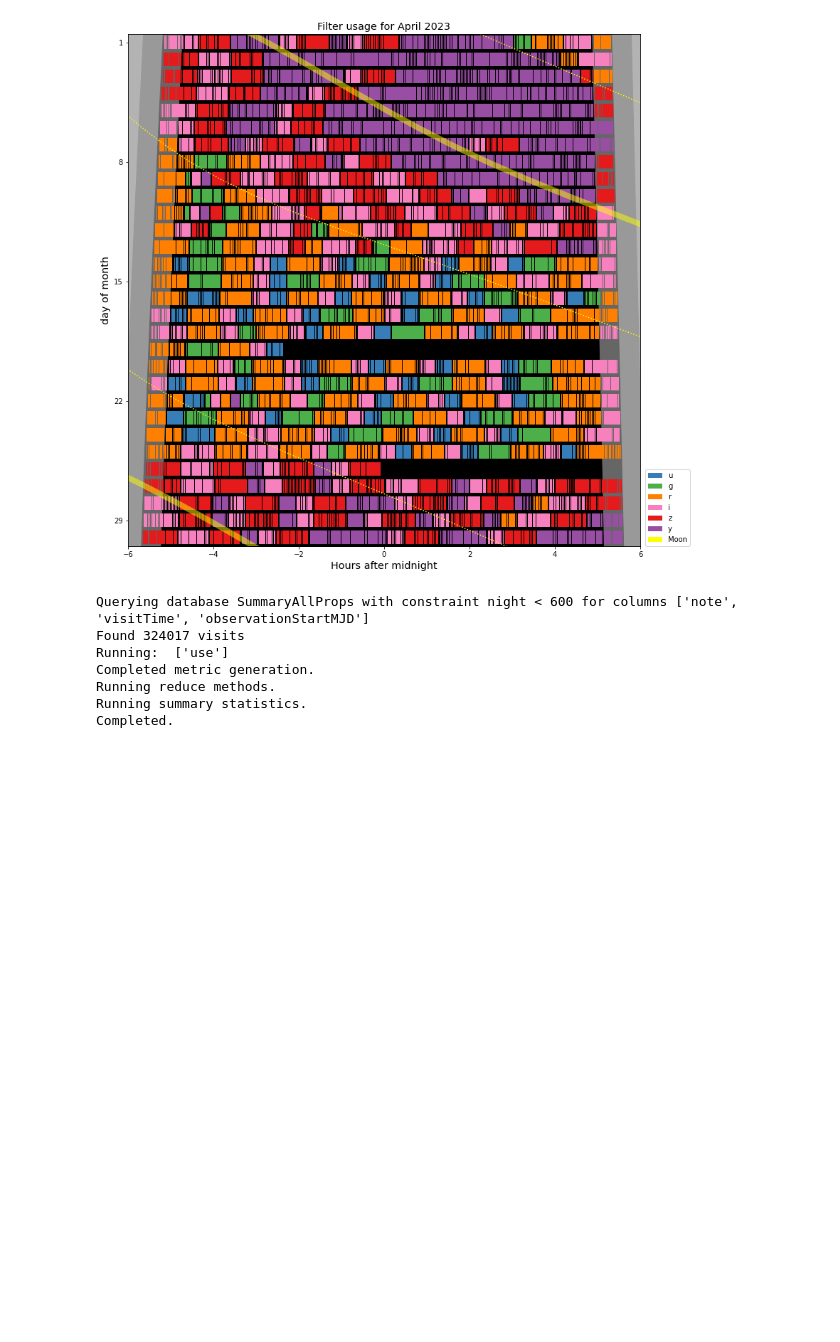
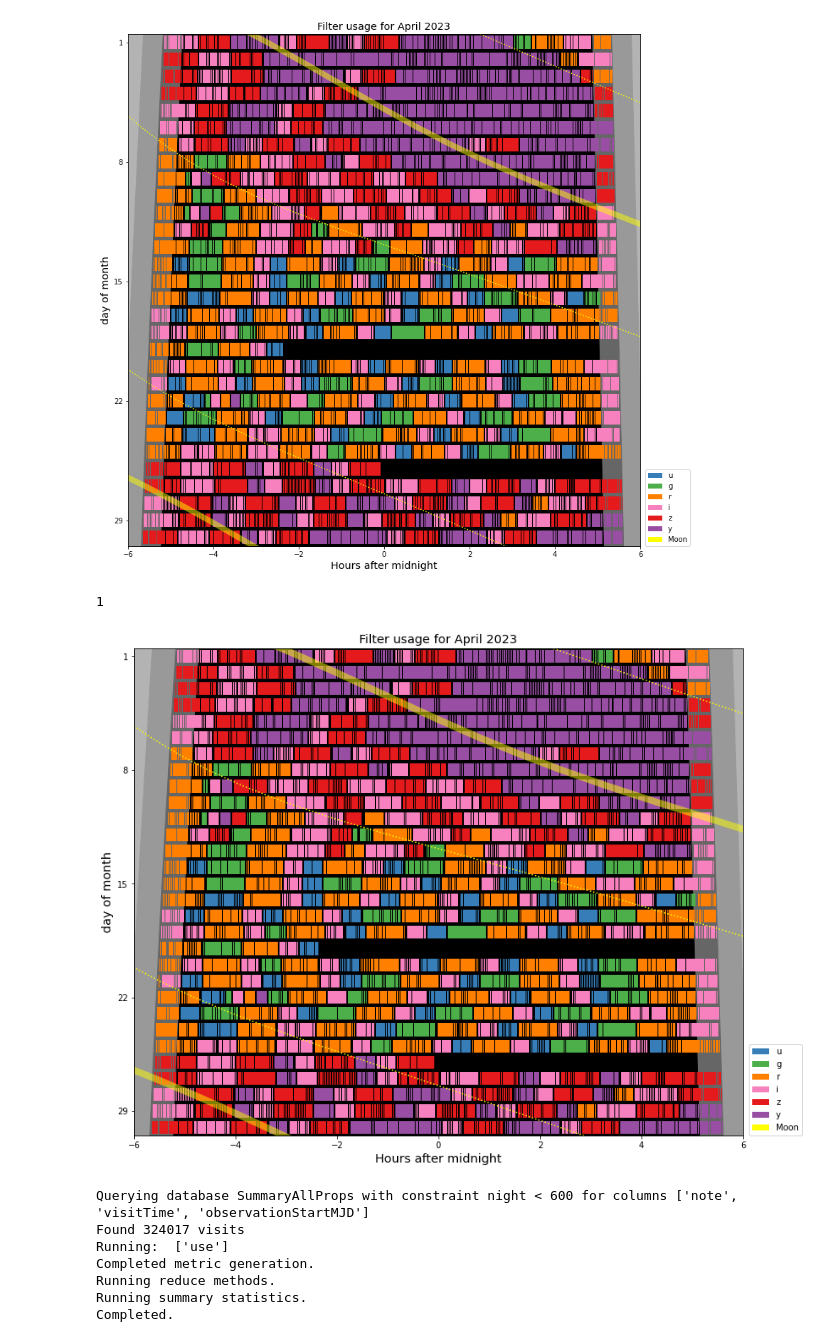
Before and after one commit to rhiannonlynne/notebooks, a Jupyter notebook: filters_hgplot.ipynb, the cells around one changed output. Saved outputs shown, nothing was run; the diff lists cells and outputs as text; code cells hidden in the pictures; blank space fills up the shorter version.

Commit message:
Update filter_hgplot notebook

```diff
--- a/filters_hgplot.ipynb
+++ b/filters_hgplot.ipynb
@@ -104,6 +105,7 @@ class MonthHourglassFilterPlot(maf.plots.TimeUseHourglassPlotMixin, maf.plots.Mo
             hours_after_midnight,
             height=0.8,
             width=duration,
+            linewidth=0,
             bottom=night_mjds - epoch_mjd - 0.4,
             color=colors,
             align="edge",
@@ -434,5 +439,18 @@ plt.savefig('hg_filters.png')
 # %% [output]
 [figure]
+# %%
+ph = maf.plots.PlotHandler(dpi=270, figformat='png')
+ph.setMetricBundles([bundle])
+cmap = plt.get_cmap('Set1')
+filter_colors = OrderedDict([('u', 1), ('g', 2), ('r', 4), ('i', 7), ('z', 0), ('y', 3)])
+ph.plot(plotFunc=MonthHourglassFilterPlot(4, 2023),
+        plotDicts={'cmap': cmap, 'assign_colors': filter_colors,
+                   'legend_ncols': 1,
+                   'legend_loc': (1.01, 0.5), 'legend_bbox_to_anchor': (1.01, 0.0),
+                  'title': "Filter usage for April 2023", 'figsize': (10, 8)})
+# %% [output]
+1
+[figure, added]
 # %%
 bundle2 = maf.metricBundles.MetricBundle(metric=maf.metrics.UseMetric(),
                                         slicer=maf.slicers.BlockIntervalSlicer(),
```
Also changed, not shown: parts of 4 cells of this notebook.
